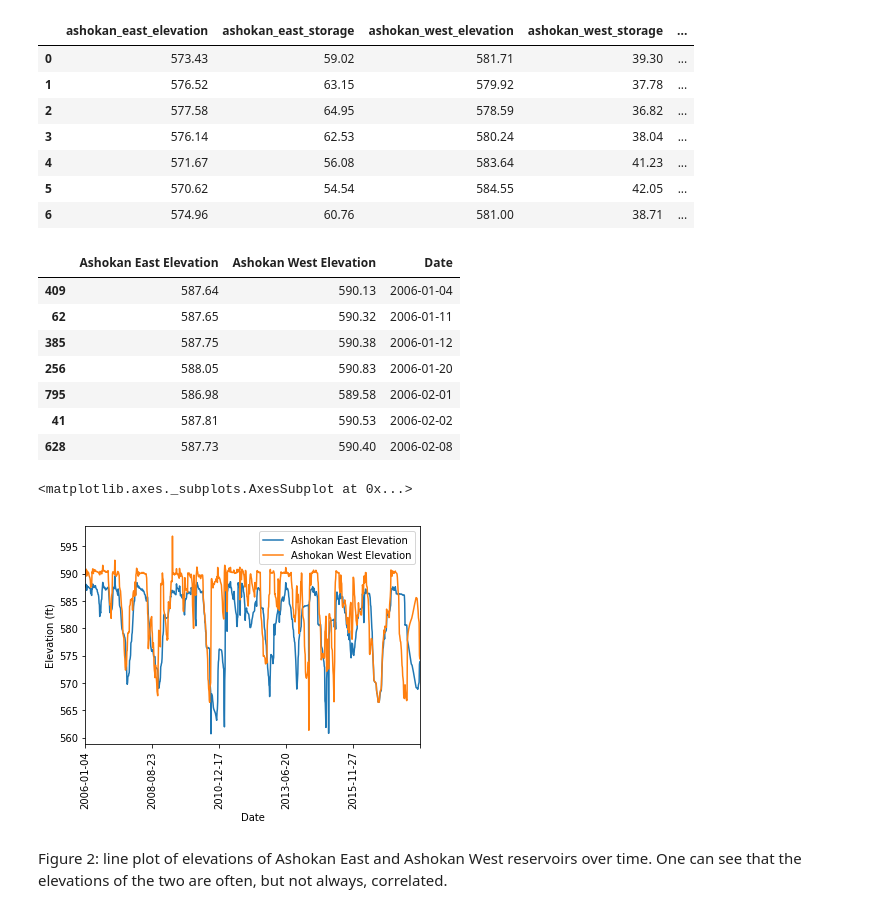
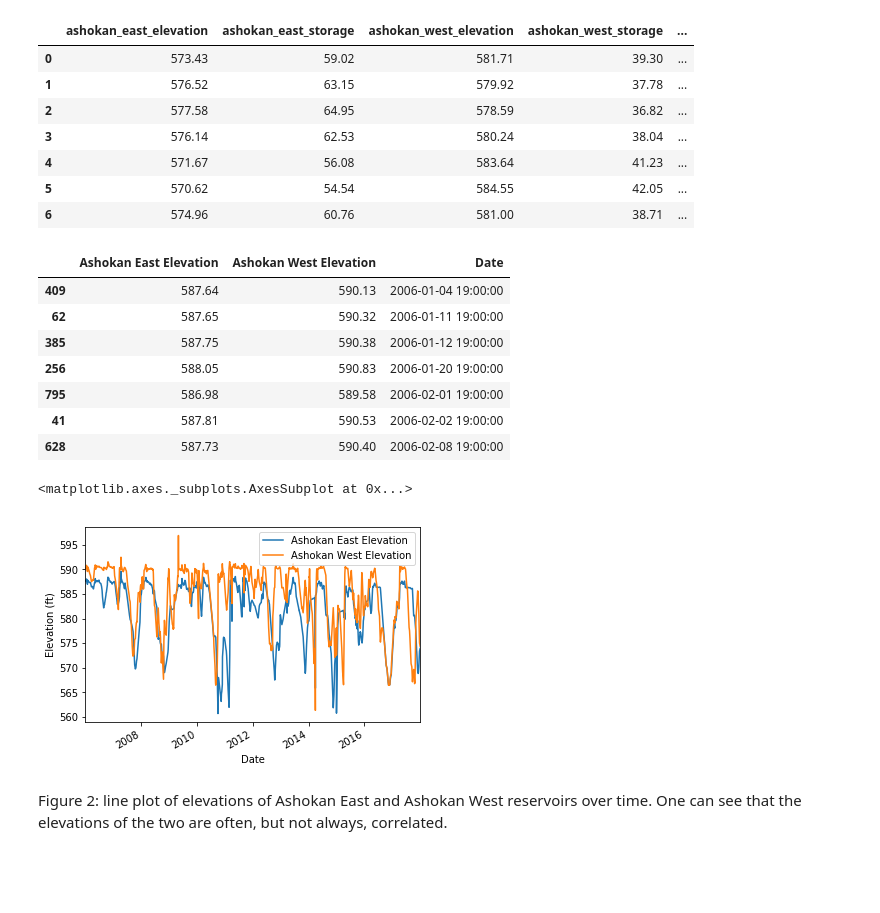
Before and after one commit to haomingsama/PUI2018_aaw329, a Jupyter notebook: HW3_aaw329/HW3_2_aaw329.ipynb, the cells around one changed output. Cells and saved outputs as stored; diff of their text form; code cells hidden in the pictures; blank space fills up the shorter version.

Commit message:
Improve dates and comments

```diff
--- a/HW3_aaw329/HW3_2_aaw329.ipynb
+++ b/HW3_aaw329/HW3_2_aaw329.ipynb
@@ -65,28 +65,32 @@ res_lvls.head(7)
 | 5 | 570.62 | 54.54 | 584.55 | 42.05 | ... |
 | 6 | 574.96 | 60.76 | 581.00 | 38.71 | ... |
 # %%
+# Select 0th, 2nd, and 6th columns
 res_lvls = res_lvls[[0,2,6]]
-res_lvls = res_lvls.sort_values(by="neversink_date")  # Sort by date since that's what we'll be plotting by
+# Sort by date since that's what we'll be plotting by
+res_lvls = res_lvls.sort_values(by="neversink_date")
+# Rename labels for a friendlier-looking plot
 res_lvls = res_lvls.rename(index=str, columns={"ashokan_east_elevation": "Ashokan East Elevation",
                                                "ashokan_west_elevation": "Ashokan West Elevation",
-                                               "neversink_date": "Date"})  # Rename labels for a friendlier-looking plot
-res_lvls["Date"] = res_lvls["Date"].apply(lambda x: x.split("T")[0])  # Cut off end of dates after the "T", too
+                                               "neversink_date": "Date"})
+# Converting the "Date" column with the pd.Timestamp() function makes the dates look much better too
+res_lvls["Date"] = res_lvls["Date"].apply(lambda x: pd.Timestamp(x))
 res_lvls.head(7)
 # %% [output]
 |  | Ashokan East Elevation | Ashokan West Elevation | Date |
-| 409 | 587.64 | 590.13 | 2006-01-04 |
-| 62 | 587.65 | 590.32 | 2006-01-11 |
-| 385 | 587.75 | 590.38 | 2006-01-12 |
-| 256 | 588.05 | 590.83 | 2006-01-20 |
-| 795 | 586.98 | 589.58 | 2006-02-01 |
-| 41 | 587.81 | 590.53 | 2006-02-02 |
-| 628 | 587.73 | 590.40 | 2006-02-08 |
+| 409 | 587.64 | 590.13 | 2006-01-04 19:00:00 |
+| 62 | 587.65 | 590.32 | 2006-01-11 19:00:00 |
+| 385 | 587.75 | 590.38 | 2006-01-12 19:00:00 |
+| 256 | 588.05 | 590.83 | 2006-01-20 19:00:00 |
+| 795 | 586.98 | 589.58 | 2006-02-01 19:00:00 |
+| 41 | 587.81 | 590.53 | 2006-02-02 19:00:00 |
+| 628 | 587.73 | 590.40 | 2006-02-08 19:00:00 |
 # %%
-plot = res_lvls.plot.line(y=["Ashokan East Elevation", "Ashokan West Elevation"], x="Date", rot=90)
+plot = res_lvls.plot.line(y=["Ashokan East Elevation", "Ashokan West Elevation"], x="Date")
 plot.set_ylabel("Elevation (ft)")
 plot
 # %% [output]
 <matplotlib.axes._subplots.AxesSubplot at 0x...>
-[figure, old version]
+[figure, new version]
 # %% [markdown]
 Figure 2: line plot of elevations of Ashokan East and Ashokan West reservoirs over time. One can see that the elevations of the two are often, but not always, correlated.
```
